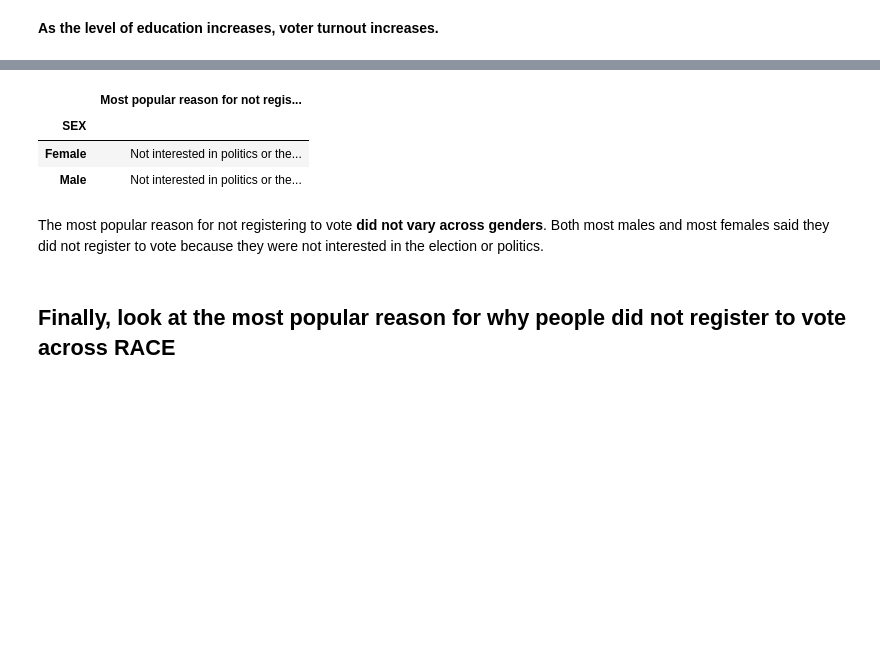
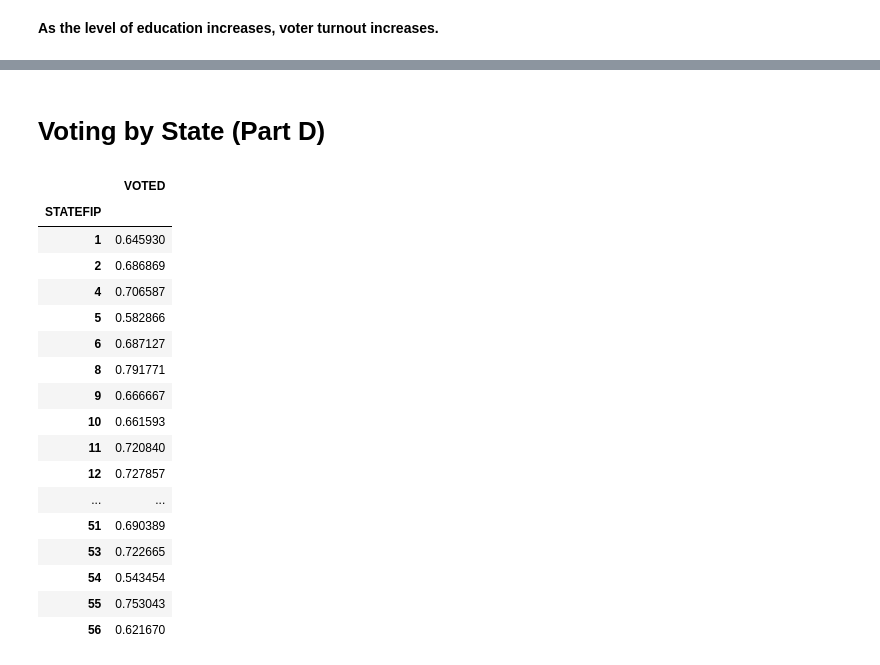
Before and after one commit to mdesilva/Data-Science, a Jupyter notebook: ASA2020FallDataChallenge/Analysis.ipynb, the cells around one changed output, grey strips where cells are left out. Drawn from its saved outputs; the diff is of its cells as text; code cells hidden in the pictures; blank space fills up the shorter version.

Commit message:
add more to part a and b, and start d, and cleanup

```diff
--- a/ASA2020FallDataChallenge/Analysis.ipynb
+++ b/ASA2020FallDataChallenge/Analysis.ipynb
@@ -225,2 +301,0 @@ First, we will drop the 99 (not in universe) because these individuals did regis
-# %%
-df = df[df["VOYNOTREG"] != 99]
@@ -246,17 +302,23 @@ The most popular reason for not registering to vote *across all age bands* was *
-# %%
-df.loc[df.SEX == 1, "SEX"] = "Male"
-df.loc[df.SEX == 2, "SEX"] = "Female"
-# %%
-whyNotVoteBasedOnSex = df[["SEX", "VOYNOTREG"]].groupby("SEX").agg(pd.Series.mode)
-whyNotVoteBasedOnSex.rename(columns={'VOYNOTREG': "Most popular reason for not registering to vote"}, inplace=True)
-whyNotVoteBasedOnSex.replace([6], "Not interested in politics or the election", inplace=True)
-whyNotVoteBasedOnSex
-# %% [output]
-|  | Most popular reason for not regis... |
-| SEX |  |
-| Female | Not interested in politics or the... |
-| Male | Not interested in politics or the... |
-# %% [markdown]
-The most popular reason for not registering to vote **did not vary across genders**. Both most males and most females said they did not register to vote because they were not interested in the election or politics.
-# %% [markdown]
-## Finally, look at the most popular reason for why people did not register to vote across RACE
+# %% [markdown]
+# Voting by State (Part D)
+# %%
+df[["STATEFIP", "VOTED"]].groupby(["STATEFIP"]).mean().sortby()
+# %% [output]
+|  | VOTED |
+| STATEFIP |  |
+| 1 | 0.645930 |
+| 2 | 0.686869 |
+| 4 | 0.706587 |
+| 5 | 0.582866 |
+| 6 | 0.687127 |
+| 8 | 0.791771 |
+| 9 | 0.666667 |
+| 10 | 0.661593 |
+| 11 | 0.720840 |
+| 12 | 0.727857 |
+| ... | ... |
+| 51 | 0.690389 |
+| 53 | 0.722665 |
+| 54 | 0.543454 |
+| 55 | 0.753043 |
+| 56 | 0.621670 |
```
Also changed, not shown: parts of 36 cells of this notebook.
